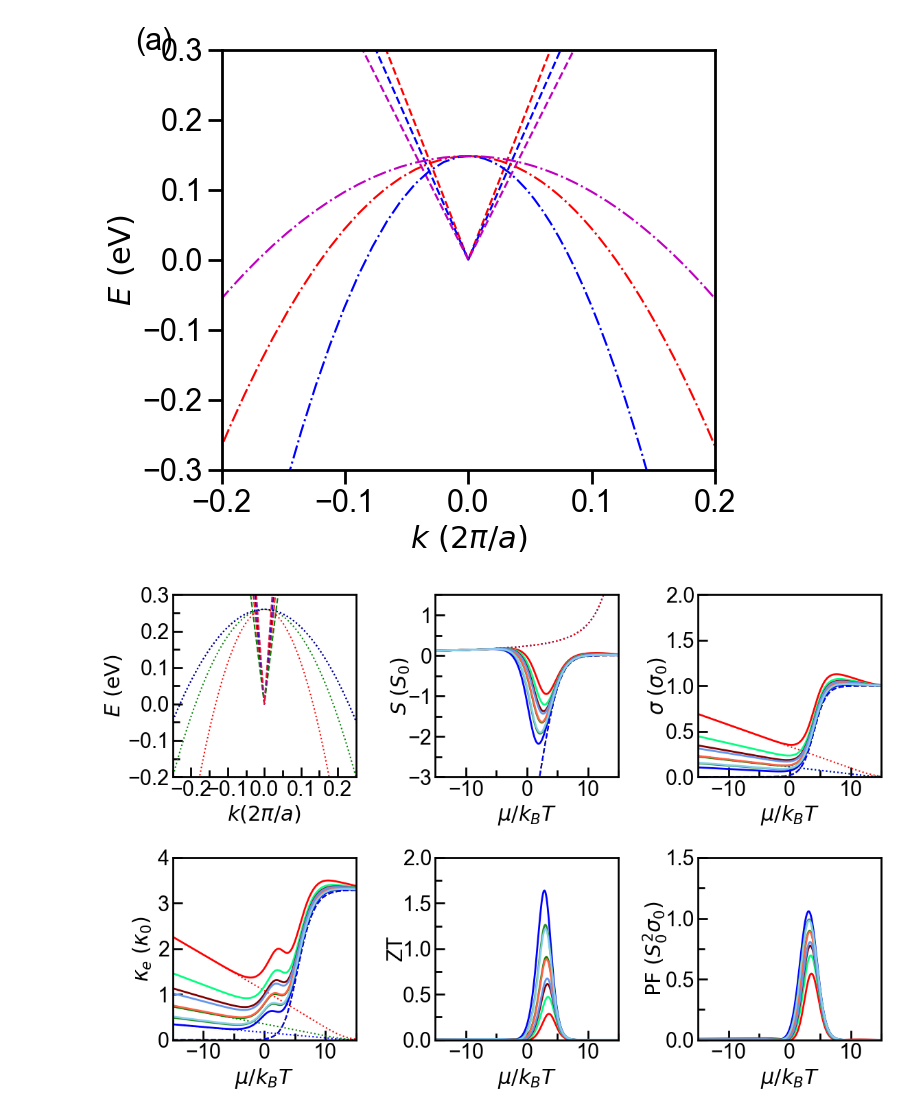
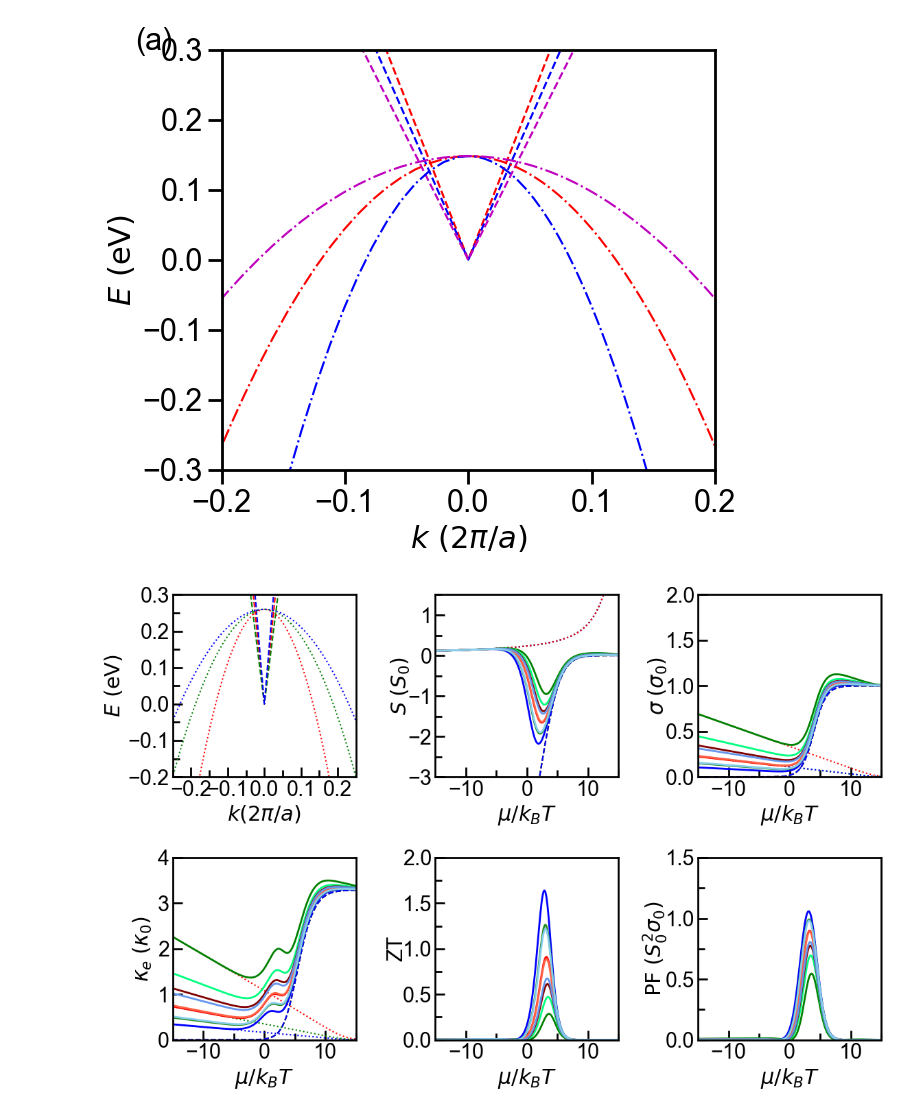
Before and after one commit to Normanthen/TE_Calculation, a Jupyter notebook: Belajar Function/Custom_semis.ipynb, the cells around one changed output. Drawn from its saved outputs; the diff is of its cells as text; code cells hidden in the pictures.

```diff
--- a/Belajar Function/Custom_semis.ipynb
+++ b/Belajar Function/Custom_semis.ipynb
@@ -508,11 +508,11 @@ ax1 = plt.subplot(2,3,1)
 plt.plot(kcc,fc,'r--')
 plt.plot(kcc,fc1,'g--')
 plt.plot(kcc,fc2,'b--')
-plt.plot(kcc,fc3,linestyle='dashed', color='crimson' )
+#plt.plot(kcc,fc3,linestyle='dashed', color='crimson' )
 plt.plot(kcc,-kcc**2/(2*0.034)+0.26,'r:')
 plt.plot(kcc,-kcc**2/(2*0.068)+0.26,'g:')
 plt.plot(kcc,-kcc**2/(2*0.102)+0.26,'b:')
-plt.plot(kcc,-kcc**2/(2*0.136)+0.26, linestyle='dotted', color='navy')
+#plt.plot(kcc,-kcc**2/(2*0.136)+0.26, linestyle='dotted', color='navy')
 plt.axis([-0.25,0.25,-0.2,0.3])
 plt.xlabel('$k (2\pi/a)$')
 plt.ylabel('$E~(\mathrm{eV})$')
@@ -539,8 +539,8 @@ plt.plot(eta, S_c2(eta+eshift,e0), 'b--')
 plt.plot(eta, S_v(eta+eshift,e0), 'g:')
 plt.plot(eta, S_v1(eta+eshift,e0), 'b:')
 plt.plot(eta, S_v2(eta+eshift,e0), 'r:')
-plt.plot(eta, S(eta+eshift,e0), 'g-',linewidth=2)
-plt.plot(eta, S1(eta+eshift,e0), 'r-',linewidth=2)
+plt.plot(eta, S(eta+eshift,e0), 'r-',linewidth=2)
+plt.plot(eta, S1(eta+eshift,e0), 'g-',linewidth=2)
 plt.plot(eta, S2(eta+eshift,e0), 'b-',linewidth=2)
 plt.plot(eta, S3(eta+eshift,e0), linestyle='solid', color='springgreen', linewidth=2)
 plt.plot(eta, S4(eta+eshift,e0), linestyle='solid', color='forestgreen', linewidth=2)
@@ -571,8 +571,8 @@ plt.plot(eta, 2*sigma_c2(eta+eshift,e0)/v2**2, 'b--')
 plt.plot(eta, 2*sigma_v(eta+eshift,e0)/v**2, 'g:')
 plt.plot(eta, 2*sigma_v1(eta+eshift,e0)/v1**2, 'r:')
 plt.plot(eta, 2*sigma_v2(eta+eshift,e0)/v1**2, 'b:')
-plt.plot(eta, 2*sigma(eta+eshift,e0)/v**2, 'g-',linewidth=2)
-plt.plot(eta, 2*sigma1(eta+eshift,e0)/v1**2, 'r-',linewidth=2)
+plt.plot(eta, 2*sigma(eta+eshift,e0)/v**2, 'r-',linewidth=2)
+plt.plot(eta, 2*sigma1(eta+eshift,e0)/v1**2, 'g-',linewidth=2)
 plt.plot(eta, 2*sigma2(eta+eshift,e0)/v2**2, 'b-',linewidth=2)
 plt.plot(eta, 2*sigma3(eta+eshift,e0)/v**2, linestyle='solid', color='springgreen',linewidth=2)
 plt.plot(eta, 2*sigma4(eta+eshift,e0)/v**2, linestyle='solid', color='forestgreen',linewidth=2)
@@ -603,8 +603,8 @@ plt.plot(eta, 2*kappa_c2(eta+eshift,e0)/v2**2, 'b--')
 plt.plot(eta, 2*kappa_v(eta+eshift,e0)/v**2, 'g:')
 plt.plot(eta, 2*kappa_v1(eta+eshift,e0)/v1**2, 'r:')
 plt.plot(eta, 2*kappa_v2(eta+eshift,e0)/v2**2, 'b:')
-plt.plot(eta, 2*kappa(eta+eshift,e0)/v**2, 'g-',linewidth=2)
-plt.plot(eta, 2*kappa1(eta+eshift,e0)/v1**2, 'r-',linewidth=2)
+plt.plot(eta, 2*kappa(eta+eshift,e0)/v**2, 'r-',linewidth=2)
+plt.plot(eta, 2*kappa1(eta+eshift,e0)/v1**2, 'g-',linewidth=2)
 plt.plot(eta, 2*kappa2(eta+eshift,e0)/v2**2, 'b-',linewidth=2)
 plt.plot(eta, 2*kappa3(eta+eshift,e0)/v**2, linestyle='solid', color='springgreen', linewidth=2)
 plt.plot(eta, 2*kappa4(eta+eshift,e0)/v**2, linestyle='solid', color='forestgreen', linewidth=2)
@@ -629,8 +629,8 @@ ax4.yaxis.set_tick_params(which='minor', size=7, width=2, direction='in')
 
 ##Subplot (d) : ZT
 ax5 = plt.subplot(2,3,5)
-plt.plot(eta, ZT(eta+eshift,e0), c='green',linewidth=2)
-plt.plot(eta, ZT1(eta+eshift,e0), c='red',linewidth=2)
+plt.plot(eta, ZT(eta+eshift,e0), c='red',linewidth=2)
+plt.plot(eta, ZT1(eta+eshift,e0), c='green',linewidth=2)
 plt.plot(eta, ZT2(eta+eshift,e0), c='blue',linewidth=2)
 plt.plot(eta, ZT3(eta+eshift,e0), c='springgreen',linewidth=2)
 plt.plot(eta, ZT4(eta+eshift,e0), c='forestgreen',linewidth=2)
@@ -657,8 +657,8 @@ ax5.yaxis.set_tick_params(which='minor', size=7, width=2, direction='in')
 
 #Subplot (e) : Power Factor
 ax6 = plt.subplot(2,3,6)
-plt.plot(eta, 2*S(eta+eshift,e0)**2*sigma(eta+eshift,e0)/v**2, 'g-',linewidth=2)
-plt.plot(eta, 2*S1(eta+eshift,e0)**2*sigma1(eta+eshift,e0)/v1**2, 'r-',linewidth=2)
+plt.plot(eta, 2*S(eta+eshift,e0)**2*sigma(eta+eshift,e0)/v**2, 'r-',linewidth=2)
+plt.plot(eta, 2*S1(eta+eshift,e0)**2*sigma1(eta+eshift,e0)/v1**2, 'g-',linewidth=2)
 plt.plot(eta, 2*S2(eta+eshift,e0)**2*sigma2(eta+eshift,e0)/v2**2, 'b-',linewidth=2)
 plt.plot(eta, 2*S3(eta+eshift,e0)**2*sigma3(eta+eshift,e0)/v**2, linestyle='solid',
          color='springgreen', linewidth=2)
@@ -673,31 +673,31 @@ plt.plot(eta, 2*S7(eta+eshift,e0)**2*sigma7(eta+eshift,e0)/v2**2,  linestyle='so
 plt.plot(eta, 2*S8(eta+eshift,e0)**2*sigma8(eta+eshift,e0)/v2**2,  linestyle='solid',
          color='skyblue',linewidth=2)
 plt.axis([-15,15,0,1.5]) # the format is [xmin,xmax,ymin,ymax]
 #plt.xticks(range(-15,15,8))
 ax6.xaxis.set_minor_locator(AutoMinorLocator(2))
 #plt.yticks(range(-4,5,2))
 ax6.yaxis.set_minor_locator(AutoMinorLocator(2))
 ax6.yaxis.labelpad = -4
 plt.xlabel('$\mu/k_BT$')
 plt.ylabel('$\mathrm{PF}~(S_0^2 \sigma_0)$')
 #ax6.yaxis.set_major_locator(mpl.ticker.MultipleLocator(10))
 #ax6.yaxis.set_minor_locator(mpl.ticker.MultipleLocator(5))
 ax6.xaxis.set_tick_params(which='major', size=10, width=2, direction='in')
 ax6.xaxis.set_tick_params(which='minor', size=7, width=2, direction='in')
 ax6.yaxis.set_tick_params(which='major', size=10, width=2, direction='in')
 ax6.yaxis.set_tick_params(which='minor', size=7, width=2, direction='in')
 
 plt.tight_layout()
 
 # ADD PANEL LABELS (a) AND (b)
 #ax1.text( -25, 0.28,'(a)')
 #ax2.text( -25, 1.11,'(b)')
 #ax3.text( -25, 1.81,'(c)')
 #ax4.text( -25, 3.81,'(d)')
 #ax5.text( -25, 1.81,'(e)')
 #ax6.text( -25, 1.41,'(f)')
 
 
 #plt.savefig('Fig2BM-typeI_TiS.pdf')
 # %% [output]
-[figure, old version]
+[figure, new version]
```
